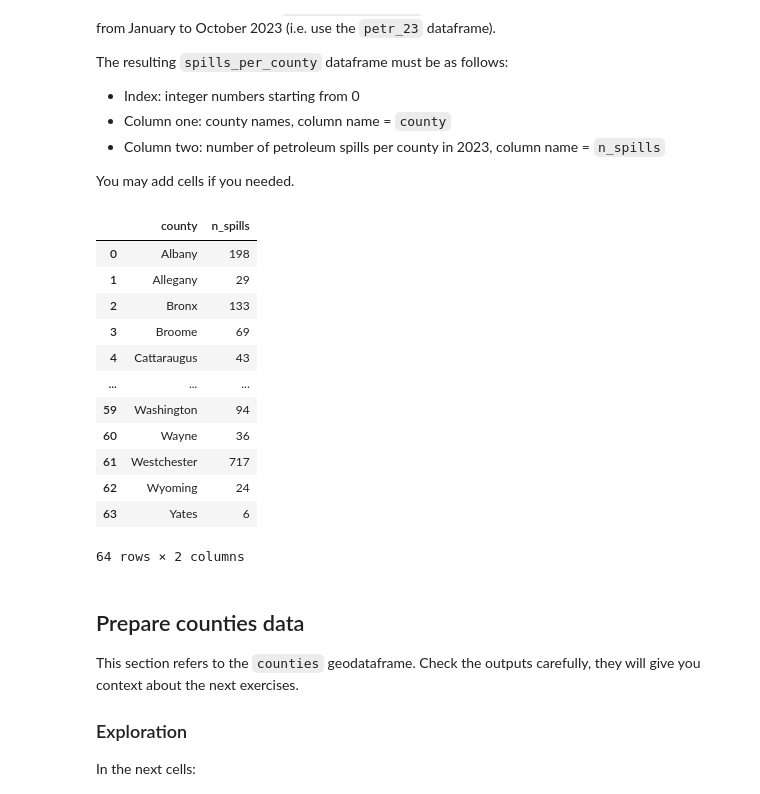
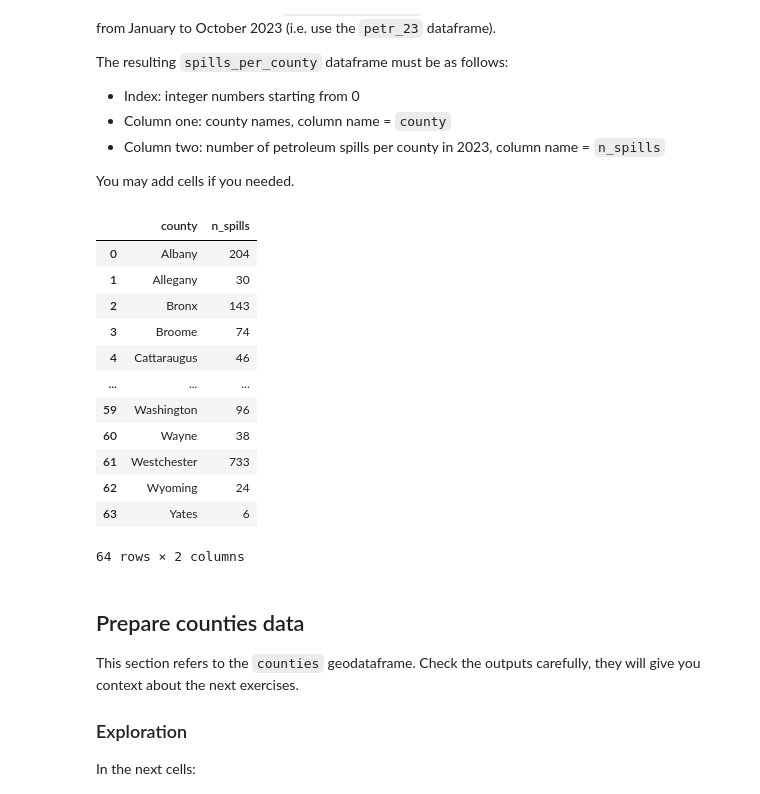
Before and after one commit to floraham/eds-220-hwk3, a Jupyter notebook: Assignment3spills.ipynb, the cells around one changed output. Saved outputs shown, nothing was run; the diff lists cells and outputs as text; code cells hidden in the pictures.

```diff
--- a/Assignment3spills.ipynb
+++ b/Assignment3spills.ipynb
@@ -212,26 +318,26 @@ The resulting `spills_per_county` dataframe must be as follows:
 
 You may add cells if you needed.
 # %%
-# spills per county from jan to october 2023 (petr_23)
+# first, convert spill number to string, then group by county and count number of spills.
+# then reset index and convert the column name eto n_spills.
 
 petr_23.spill_number = petr_23.spill_number.astype("str")
 
-
-n_spills = petr_23.groupby("county").nunique().spill_number.reset_index()
+n_spills = petr_23.groupby("county").count().spill_number.reset_index()
 
 spills_per_county = n_spills.rename(columns={'spill_number':'n_spills'})
 spills_per_county
 # %% [output]
 |  | county | n_spills |
-| 0 | Albany | 198 |
-| 1 | Allegany | 29 |
-| 2 | Bronx | 133 |
-| 3 | Broome | 69 |
-| 4 | Cattaraugus | 43 |
+| 0 | Albany | 204 |
+| 1 | Allegany | 30 |
+| 2 | Bronx | 143 |
+| 3 | Broome | 74 |
+| 4 | Cattaraugus | 46 |
 | ... | ... | ... |
-| 59 | Washington | 94 |
-| 60 | Wayne | 36 |
-| 61 | Westchester | 717 |
+| 59 | Washington | 96 |
+| 60 | Wayne | 38 |
+| 61 | Westchester | 733 |
 | 62 | Wyoming | 24 |
 | 63 | Yates | 6 |
 64 rows × 2 columns
```
Also changed, not shown: parts of 30 cells of this notebook.
